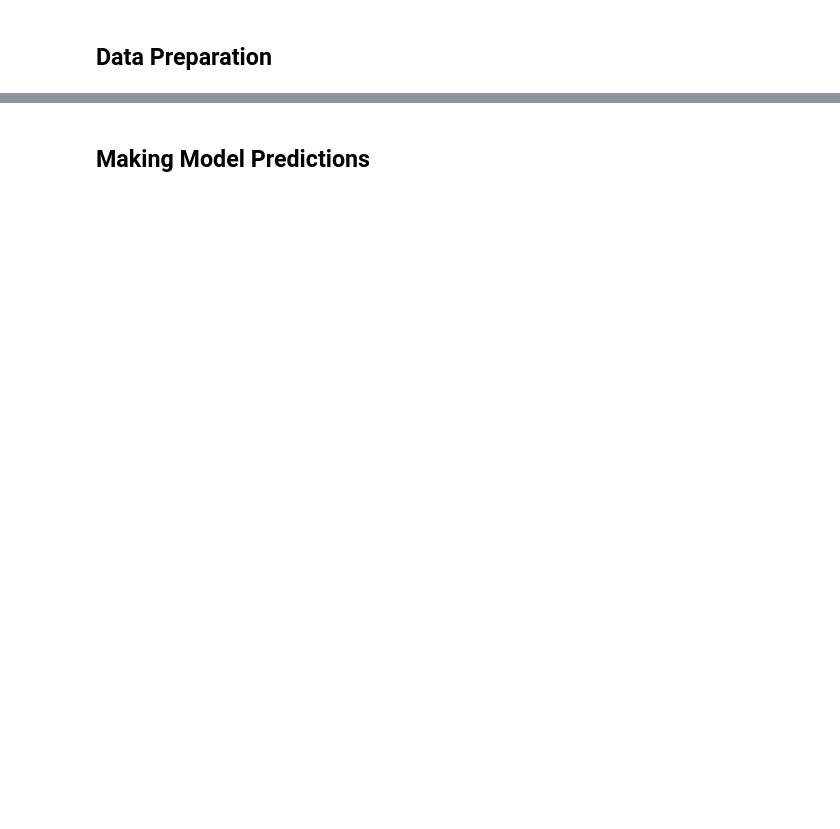
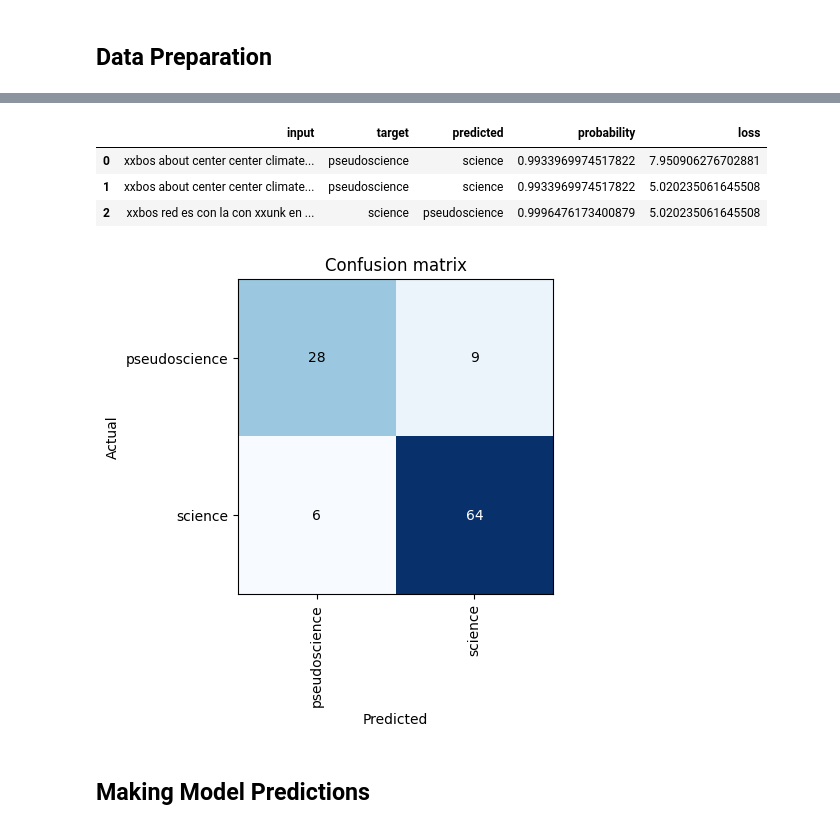
Before and after one commit to sbavery/pseudometer, a Jupyter notebook: nbs/01_data.ipynb, the cells around one changed output, grey strips where cells are left out. Saved outputs shown, nothing was run; the diff lists cells and outputs as text; code cells hidden in the pictures; blank space fills up the shorter version.

```diff
--- a/nbs/01_data.ipynb
+++ b/nbs/01_data.ipynb
@@ -412,0 +406,5 @@ learn.show_results()
+# %%
+interp = ClassificationInterpretation.from_learner(learn)
+interp.plot_confusion_matrix()
+interp.plot_top_losses(3)
+# %% [output]
@@ -413,3 +414,8 @@ learn.show_results()
+|  | input | target | predicted | probability | loss |
+| 0 | xxbos about center center climate... | pseudoscience | science | 0.9933969974517822 | 7.950906276702881 |
+| 1 | xxbos about center center climate... | pseudoscience | science | 0.9933969974517822 | 5.020235061645508 |
+| 2 | xxbos red es con la con xxunk en ... | science | pseudoscience | 0.9996476173400879 | 5.020235061645508 |
+[figure, added]
 # %% [markdown]
 ## Making Model Predictions
 # %%
```
Also changed, not shown: parts of 20 cells of this notebook, 6 other files.
